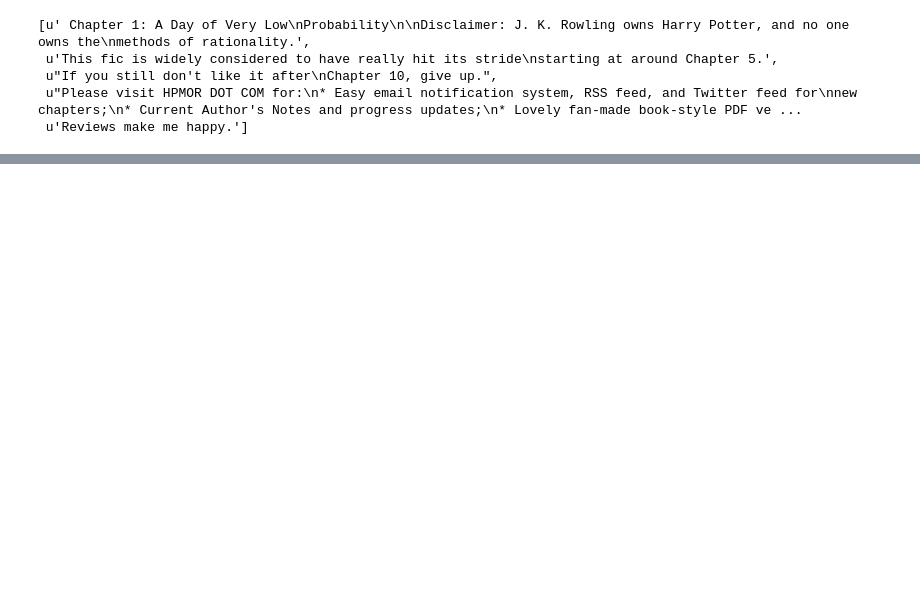
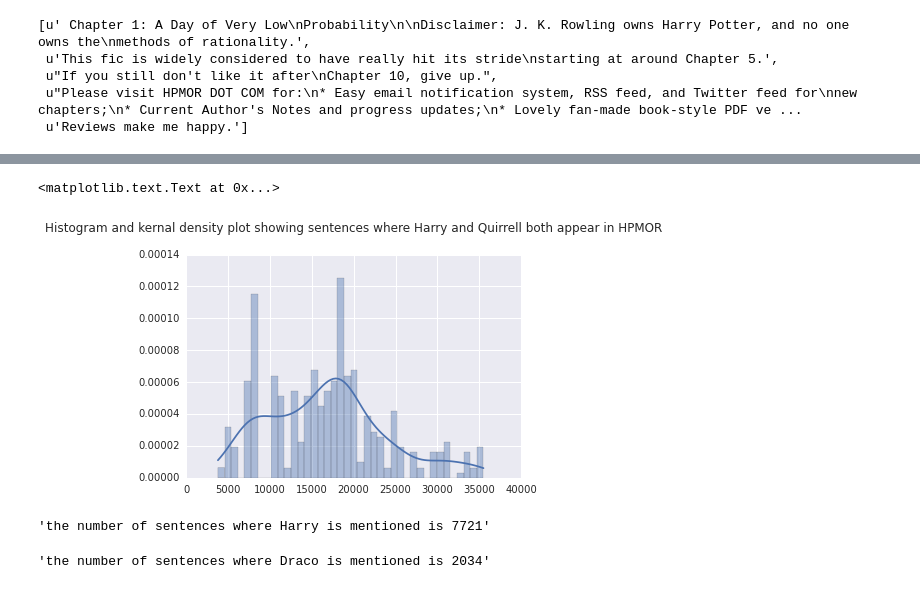
Before and after one commit to linbug/HPMOR-with-nltk, a Jupyter notebook: hpmor with nltk.ipynb, the cells around one changed output, grey strips where cells are left out. Cells and saved outputs as stored; diff of their text form; code cells hidden in the pictures; blank space fills up the shorter version.

```diff
--- a/hpmor with nltk.ipynb
+++ b/hpmor with nltk.ipynb
@@ -223,0 +227,9 @@ Harry_Quirrell_hist = pylab.hist(Harry_Quirrell_sentence_indexes, bins = 200)
+# %%
+Quirrell_list = ["Quirrell"]
+Harry_Quirrell_sentence_indexes = characters_sentence_indexes(Harry_list,Quirrell_list)
+len(Harry_Quirrell_sentence_indexes)
+Harry_Quirrell_hist = sns.distplot(Harry_Quirrell_sentence_indexes, bins = 40)
+pylab.title("Histogram and kernal density plot showing sentences where Harry and Quirrell both appear in HPMOR", y=1.08)
+# %% [output]
+<matplotlib.text.Text at 0x...>
+[figure, added]
@@ -223,0 +242,14 @@ Harry_Quirrell_hist = pylab.hist(Harry_Quirrell_sentence_indexes, bins = 200)
+# %%
+# apply the function to find the sentence indices where both characters feature
+Harry_sentence_indexes = character_sentence_indexes(Harry_list)
+Harry_sentence_indexes = list(Harry_sentence_indexes)
+"the number of sentences where Harry is mentioned is %d" %len(Harry_sentence_indexes)
+# %% [output]
+'the number of sentences where Harry is mentioned is 7721'
+# %%
+# apply the function to find the sentence indices where both characters feature
+Draco_sentence_indexes = character_sentence_indexes(Draco_list)
+Draco_sentence_indexes = list(Draco_sentence_indexes)
+"the number of sentences where Draco is mentioned is %d" %len(Draco_sentence_indexes)
+# %% [output]
+'the number of sentences where Draco is mentioned is 2034'
```
Also changed, not shown: parts of 38 cells of this notebook.
